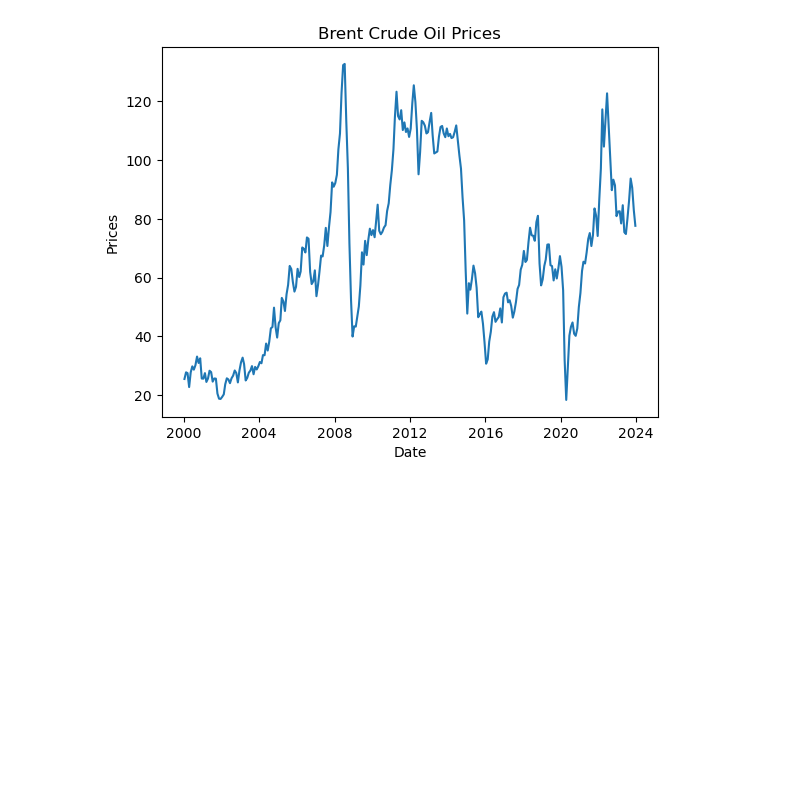
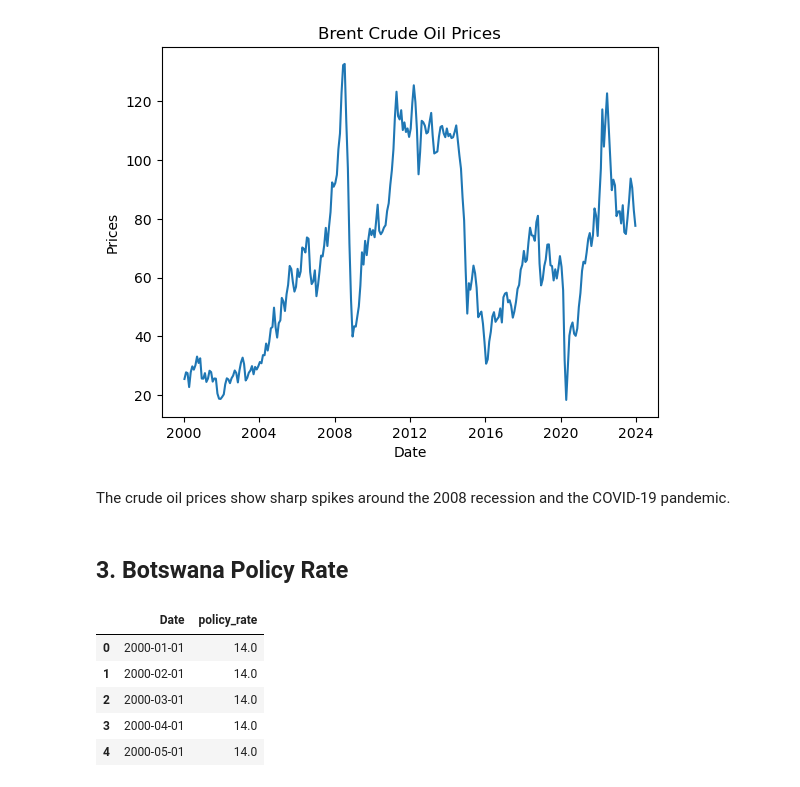
Before and after one commit to GorataB/Hackathon_PolyglotPioneers, a Jupyter notebook: Data Cleaning.ipynb, the cells around one changed output. Drawn from its saved outputs; the diff is of its cells as text; code cells hidden in the pictures; blank space fills up the shorter version.

```diff
--- a/Data Cleaning.ipynb
+++ b/Data Cleaning.ipynb
@@ -200,3 +200,7 @@ ax.set_ylabel("Prices")
 plt.show()
 # %% [output]
 [figure]
+# %% [markdown]
+The crude oil prices show sharp spikes around the 2008 recession and the COVID-19 pandemic.
+# %% [markdown]
+## 3. Botswana Policy Rate
@@ -202,0 +210,9 @@ plt.show()
+# %%
+pr.head()
+# %% [output]
+|  | Date | policy_rate |
+| 0 | 2000-01-01 | 14.0 |
+| 1 | 2000-02-01 | 14.0 |
+| 2 | 2000-03-01 | 14.0 |
+| 3 | 2000-04-01 | 14.0 |
+| 4 | 2000-05-01 | 14.0 |
```
Also changed, not shown: parts of 11 cells of this notebook.
